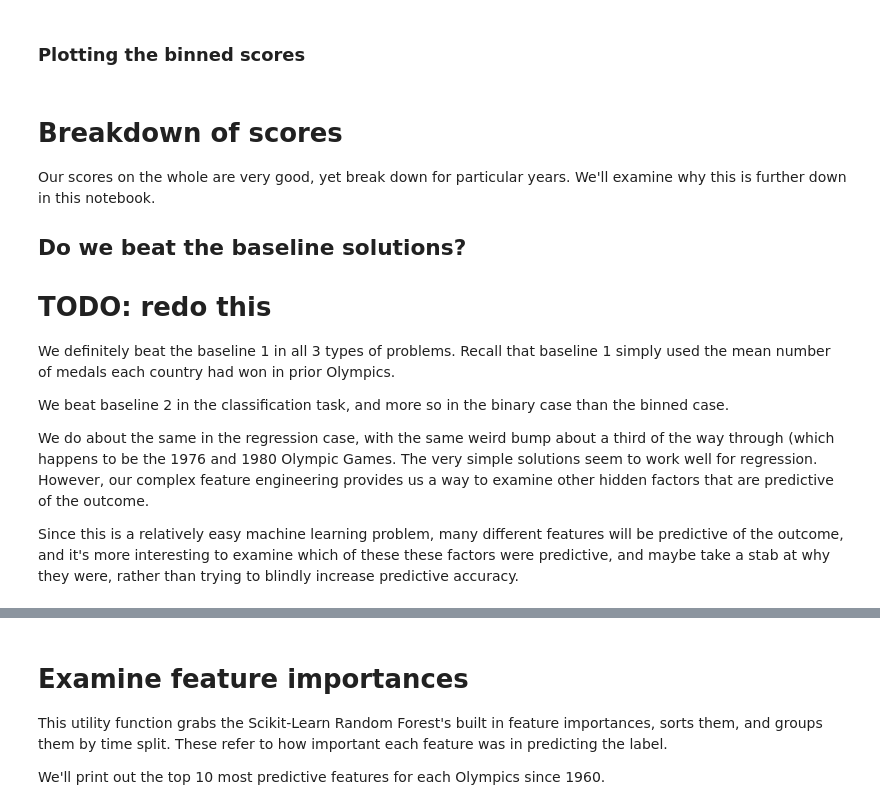
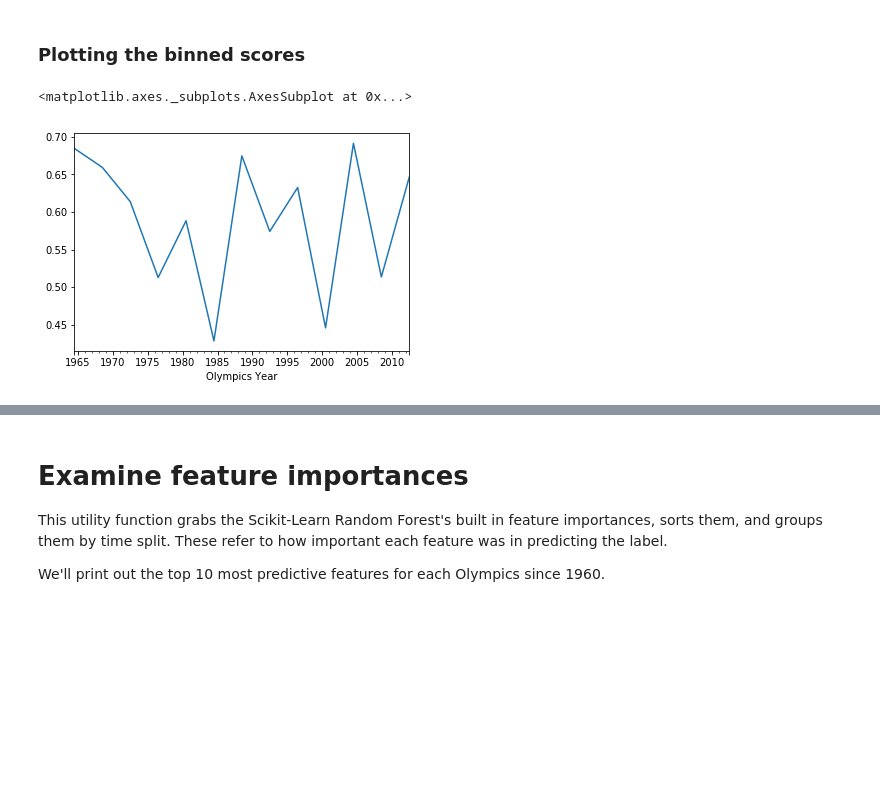
Before and after one commit to alteryx/predict-olympic-medals, a Jupyter notebook: FeaturetoolsPredictiveModelingSimple.ipynb, the cells around one changed output, grey strips where cells are left out. Cells and saved outputs as stored; diff of their text form; code cells hidden in the pictures; blank space fills up the shorter version.

Commit message:
updated baseline and simple

```diff
--- a/FeaturetoolsPredictiveModelingSimple.ipynb
+++ b/FeaturetoolsPredictiveModelingSimple.ipynb
@@ -243,20 +269,19 @@ for name, model in regression_models.items():
 # %%
-for name, model in classification_models.items():
-    pipeline = Pipeline(pipeline_preprocessing + [(name, model)])
-    binary_scores = fit_and_score(X, y_binary, splitter, pipeline, _type='classification')
-    baseline_binary_scores = fit_and_score(X_baseline, y_binary, splitter, pipeline, _type='classification')
-    binned_scores = fit_and_score(X, y_binned, splitter, pipeline, _type='classification')
-    baseline_binned_scores = fit_and_score(X_baseline, y_binned, splitter, pipeline, _type='classification')
-    print "Classification model %s" % name
-    print "  AUC mean score:  %.2f +/- %.2f" % (binary_scores['roc_auc'].mean(),
-                                                binary_scores['roc_auc'].std())
-    print "  Baseline AUC mean score:  %.2f +/- %.2f" % (baseline_binary_scores['roc_auc'].mean(),
-                                                         baseline_binary_scores['roc_auc'].std())
-    print "  F1 mean score:  %.2f +/- %.2f" % (binary_scores['f1'].mean(),
-                                               binary_scores['f1'].std())
-    print "  Baseline F1 mean score:  %.2f +/- %.2f" % (baseline_binary_scores['f1'].mean(),
-                                                        baseline_binary_scores['f1'].std())
-    print "  Binned F1 (micro averaged) mean score:  %.2f +/- %.2f" % (binned_scores['f1_micro'].mean(),
-                                                                       binned_scores['f1_micro'].std())
-    print "  Baseline Binned F1 (micro averaged) mean score:  %.2f +/- %.2f" % (baseline_binned_scores['f1_micro'].mean(),
-                                                                                baseline_binned_scores['f1_micro'].std())
+pipeline = Pipeline(pipeline_preprocessing + [('rf_clf', rf_clf)])
+binary_scores = fit_and_score(X, y_binary, splitter, pipeline, _type='classification')
+baseline_binary_scores = fit_and_score(X_baseline, y_binary, splitter, pipeline, _type='classification')
+binned_scores = fit_and_score(X, y_binned, splitter, pipeline, _type='classification')
+baseline_binned_scores = fit_and_score(X_baseline, y_binned, splitter, pipeline, _type='classification')
+print "Classification model"
+print "  AUC mean score:  %.2f +/- %.2f" % (binary_scores['roc_auc'].mean(),
+                                            binary_scores['roc_auc'].std())
+print "  Baseline AUC mean score:  %.2f +/- %.2f" % (baseline_binary_scores['roc_auc'].mean(),
+                                                     baseline_binary_scores['roc_auc'].std())
+print "  F1 mean score:  %.2f +/- %.2f" % (binary_scores['f1'].mean(),
+                                           binary_scores['f1'].std())
+print "  Baseline F1 mean score:  %.2f +/- %.2f" % (baseline_binary_scores['f1'].mean(),
+                                                    baseline_binary_scores['f1'].std())
+print "  Binned F1 (micro averaged) mean score:  %.2f +/- %.2f" % (binned_scores['f1_micro'].mean(),
+                                                                   binned_scores['f1_micro'].std())
+print "  Baseline Binned F1 (micro averaged) mean score:  %.2f +/- %.2f" % (baseline_binned_scores['f1_micro'].mean(),
+                                                                            baseline_binned_scores['f1_micro'].std())
@@ -269,19 +307,7 @@ scores.set_index('Olympics Year')['mse'].plot()
 # %% [markdown]
 ### Plotting the binned scores
 # %%
-binned_scores.set_index('Olympics Year')['mse'].plot()
+binned_scores.set_index('Olympics Year')['f1_micro'].plot()
+# %% [output]
+<matplotlib.axes._subplots.AxesSubplot at 0x...>
+[figure, added]
-# %% [markdown]
-# Breakdown of scores
-
-Our scores on the whole are very good, yet break down for particular years. We'll examine why this is further down in this notebook.
-
-
-## Do we beat the baseline solutions?
-# TODO: redo this
-We definitely beat the baseline 1 in all 3 types of problems. Recall that baseline 1 simply used the mean number of medals each country had won in prior Olympics.
-
-We beat baseline 2 in the classification task, and more so in the binary case than the binned case.
-
-We do about the same in the regression case, with the same weird bump about a third of the way through (which happens to be the 1976 and 1980 Olympic Games. The very simple solutions seem to work well for regression. However, our complex feature engineering provides us a way to examine other hidden factors that are predictive of the outcome.
-
-Since this is a relatively easy machine learning problem, many different features will be predictive of the outcome, and it's more interesting to examine which of these these factors were predictive, and maybe take a stab at why they were, rather than trying to blindly increase predictive accuracy.
```
Also changed, not shown: parts of 40 cells of this notebook, 1 other file.
